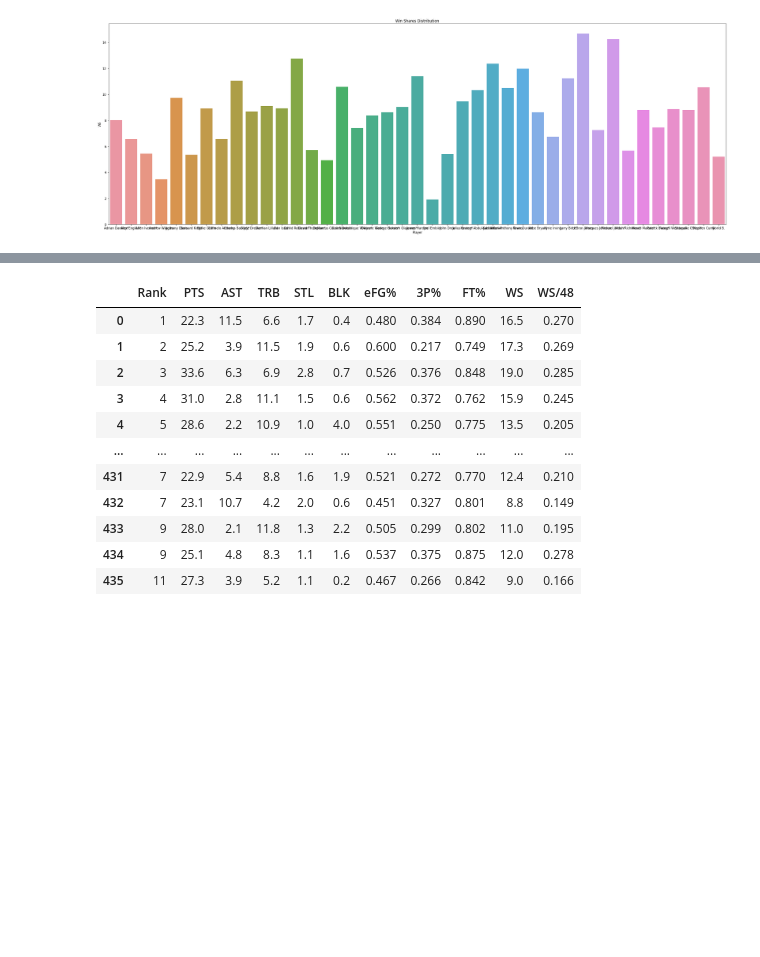
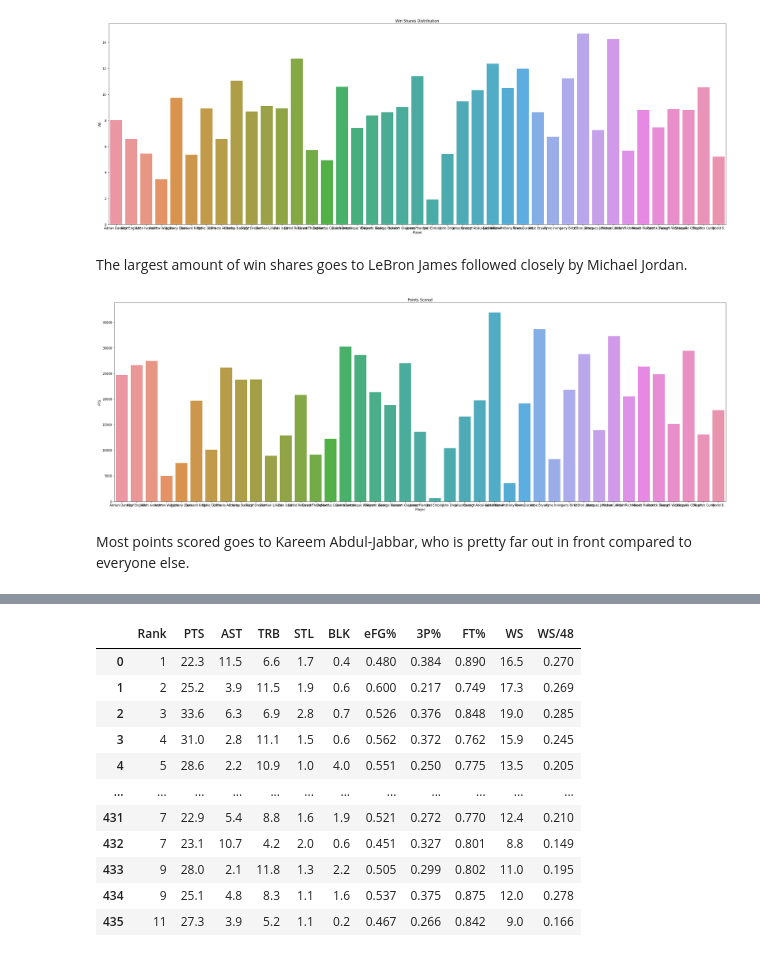
Before and after one commit to nbritto795/nbritto795.github.io, a Jupyter notebook: FinalProject.ipynb, the cells around one changed output, grey strips where cells are left out. Saved outputs shown, nothing was run; the diff lists cells and outputs as text; code cells hidden in the pictures; blank space fills up the shorter version.

```diff
--- a/FinalProject.ipynb
+++ b/FinalProject.ipynb
@@ -205,3 +215,14 @@ sea.barplot(data=grouped, x='Player', y='WS')
 plt.show()
 # %% [output]
 [figure]
+# %% [markdown]
+The largest amount of win shares goes to LeBron James followed closely by Michael Jordan.
+# %%
+plt.figure(figsize=(36,12))
+plt.title("Points Scored")
+sea.barplot(data=grouped, x='Player', y='PTS')
+plt.show()
+# %% [output]
+[figure, added]
+# %% [markdown]
+Most points scored goes to Kareem Abdul-Jabbar, who is pretty far out in front compared to everyone else.
```
Also changed, not shown: parts of 76 cells of this notebook.
